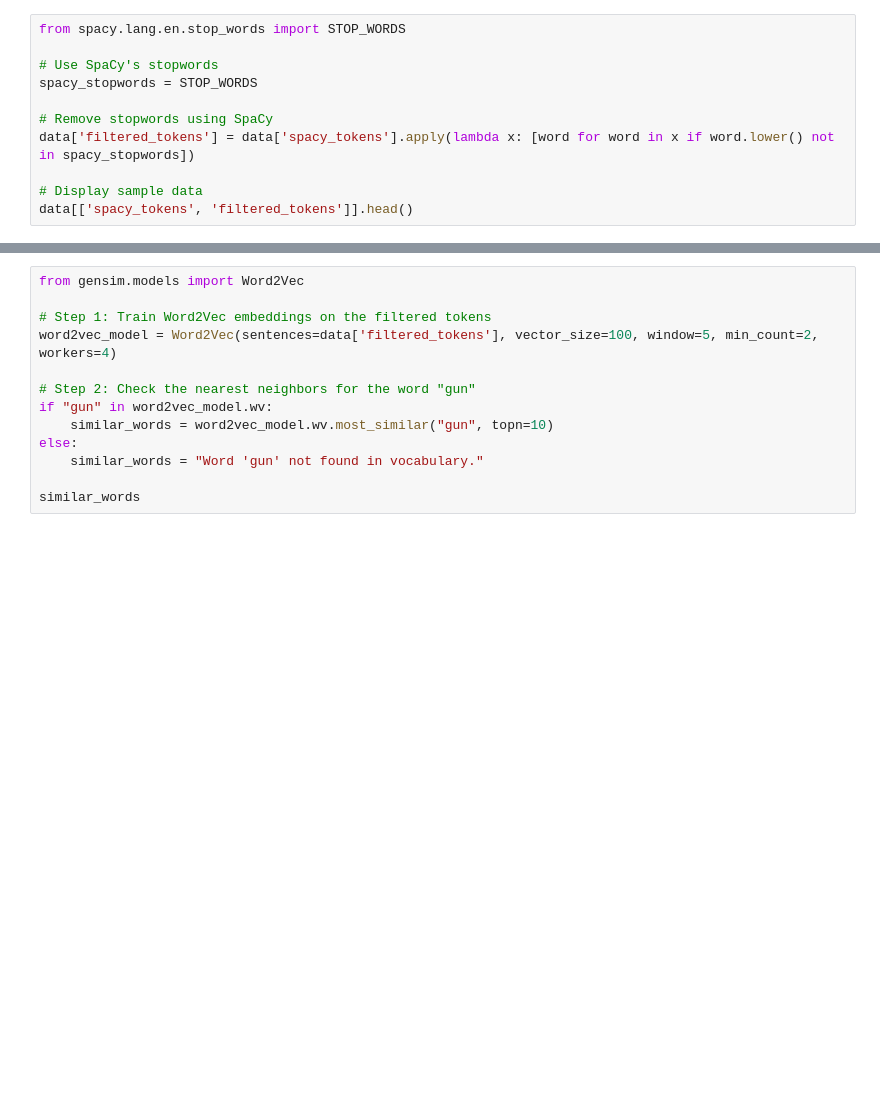
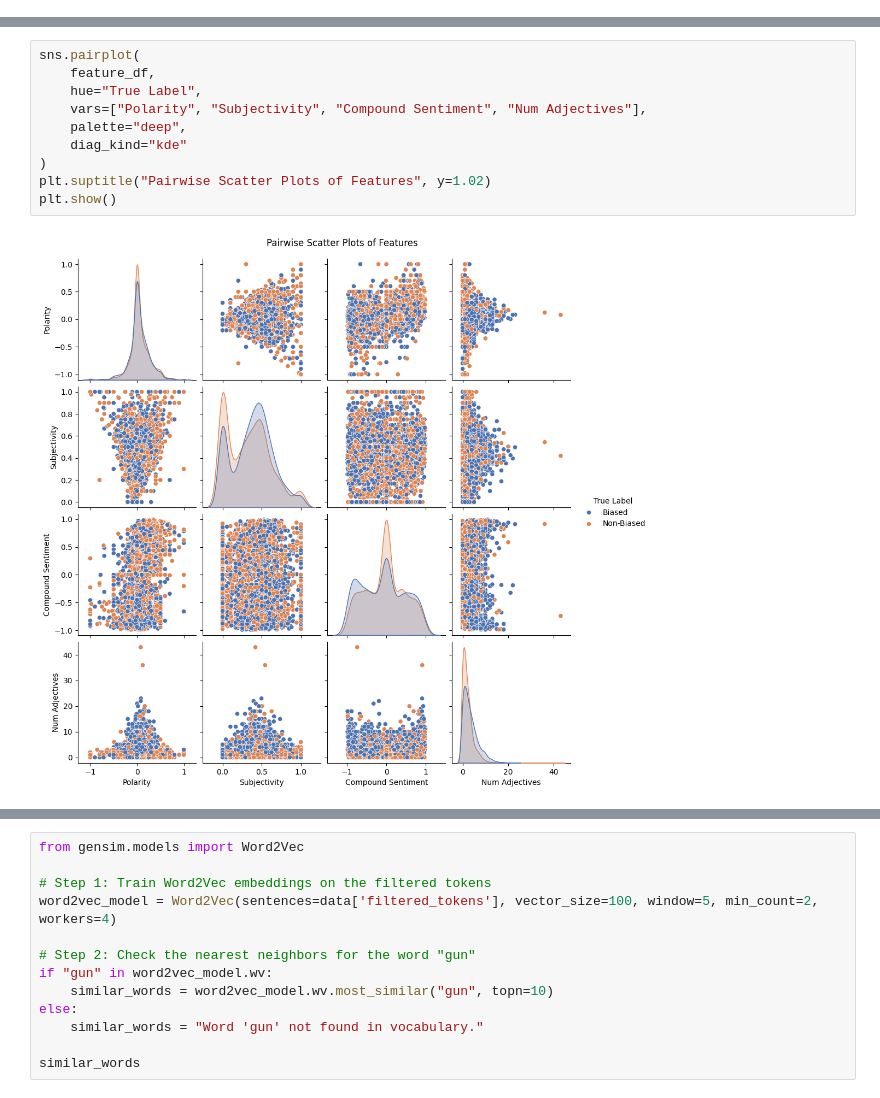
Before and after one commit to MiriamRunde/Qbias, a Jupyter notebook: explore.ipynb, the cells around one changed output, grey strips where cells are left out. Drawn from its saved outputs; the diff is of its cells as text; blank space fills up the shorter version.

```diff
--- a/explore.ipynb
+++ b/explore.ipynb
@@ -237,11 +107,0 @@ order to load all the package's dependencies. You can do this by selecting the
-# %%
-from spacy.lang.en.stop_words import STOP_WORDS
-
-# Use SpaCy's stopwords
-spacy_stopwords = STOP_WORDS
-
-# Remove stopwords using SpaCy
-data['filtered_tokens'] = data['spacy_tokens'].apply(lambda x: [word for word in x if word.lower() not in spacy_stopwords])
-
-# Display sample data
-data[['spacy_tokens', 'filtered_tokens']].head()
@@ -278,0 +898,12 @@ plt.show()
+# %%
+sns.pairplot(
+    feature_df,
+    hue="True Label",
+    vars=["Polarity", "Subjectivity", "Compound Sentiment", "Num Adjectives"],
+    palette="deep",
+    diag_kind="kde"
+)
+plt.suptitle("Pairwise Scatter Plots of Features", y=1.02)
+plt.show()
+# %% [output]
+[figure, added]
```
Also changed, not shown: parts of 35 cells of this notebook.
